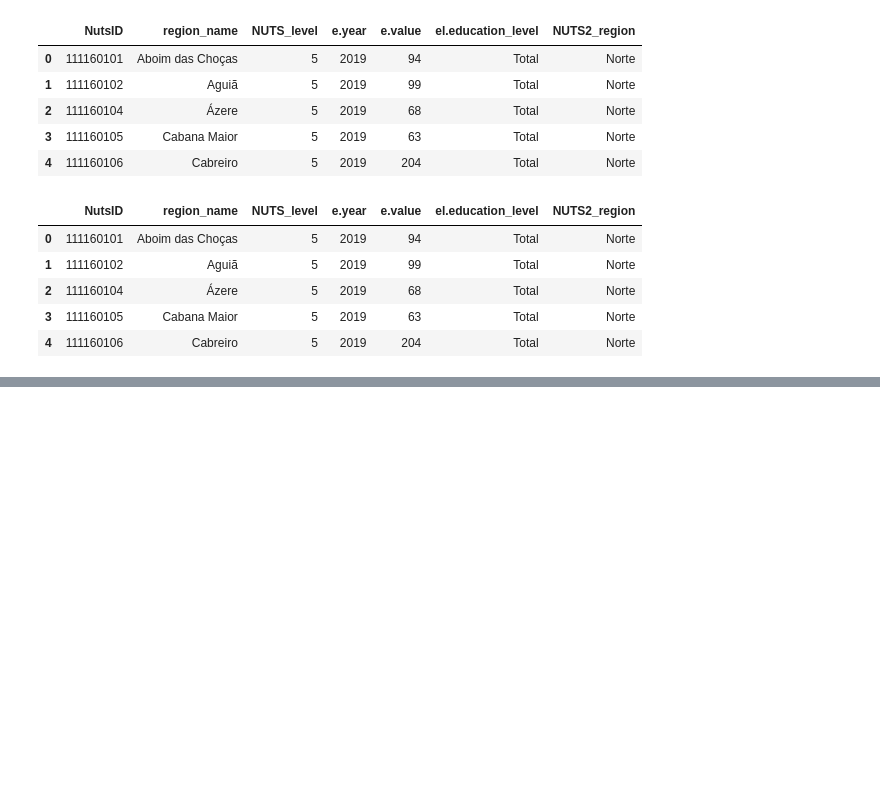
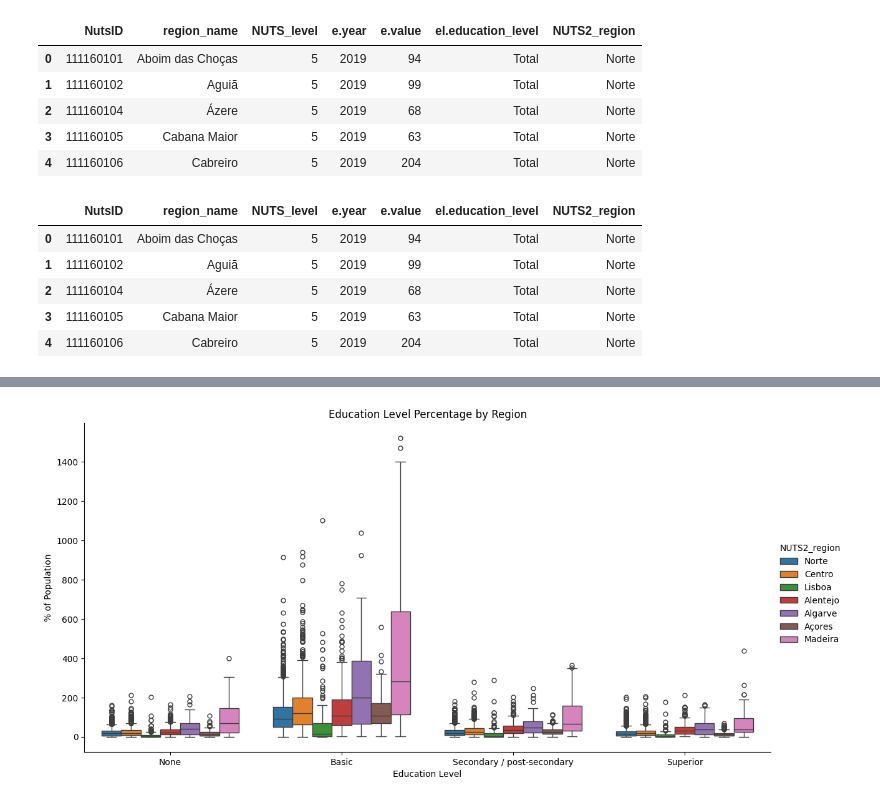
Before and after one commit to domwelsh/avcad_final, a Jupyter notebook: Codes/dom_PCA.ipynb, the cells around one changed output, grey strips where cells are left out. Drawn from its saved outputs; the diff is of its cells as text; code cells hidden in the pictures; blank space fills up the shorter version.

```diff
--- a/Codes/dom_PCA.ipynb
+++ b/Codes/dom_PCA.ipynb
@@ -135,2 +156,18 @@ Name: ed_level_perc, dtype: float64
+# %%
+sns.catplot(
+    data=ed_no_total_graph,
+    x="el.education_level",
+    y="e.value",
+    hue="NUTS2_region",
+    kind="box",
+    height=6,
+    aspect=2
+)
+plt.title('Education Level Percentage by Region')
+plt.xlabel('Education Level')
+plt.ylabel('% of Population')
+plt.show()
+# %% [output]
+[figure, added]
 # %%
 sns.catplot(
```
Also changed, not shown: parts of 54 cells of this notebook, 5 other files.
